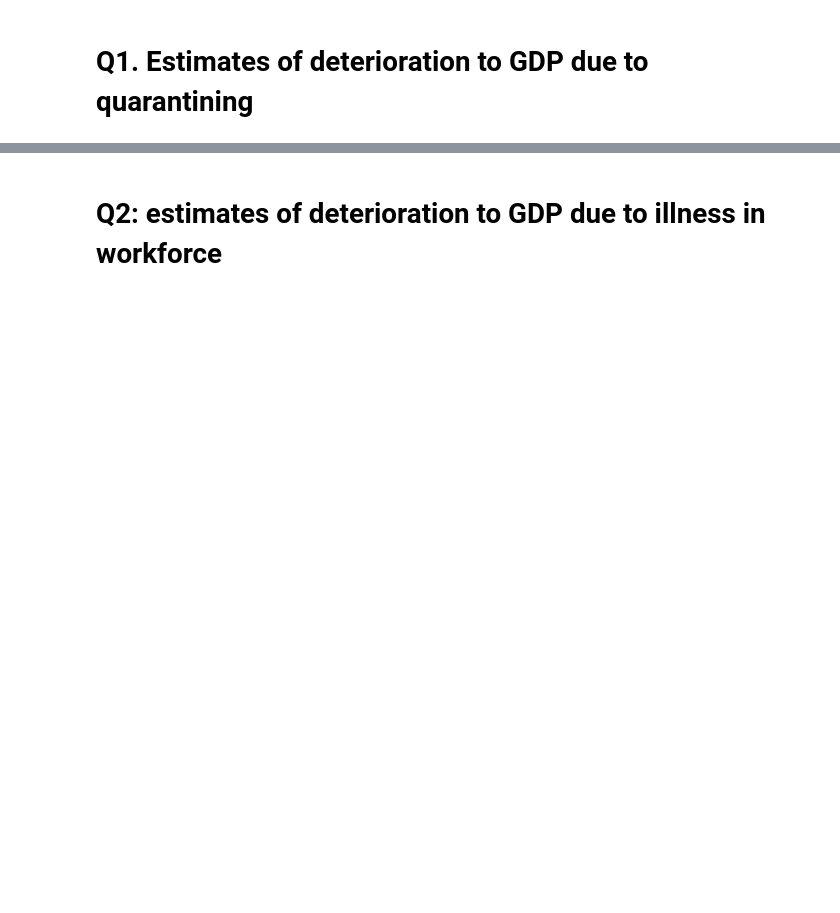
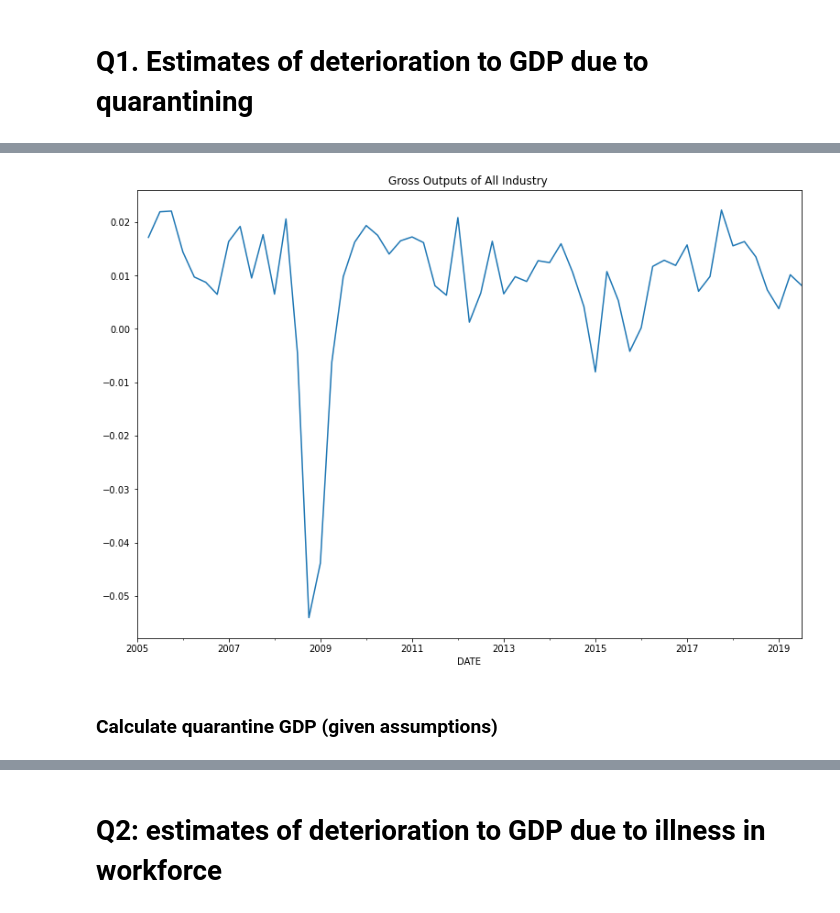
Before and after one commit to xcao38/covid19_analysis, a Jupyter notebook: covid19_eco_analysis.ipynb, the cells around one changed output, grey strips where cells are left out. Drawn from its saved outputs; the diff is of its cells as text; code cells hidden in the pictures; blank space fills up the shorter version.

```diff
--- a/covid19_eco_analysis.ipynb
+++ b/covid19_eco_analysis.ipynb
@@ -109,0 +116,4 @@ private_ind = ['GOAFH', 'GOM', 'GOU',
+# %%
+go_by_industry['DATE'] = pd.to_datetime(go_by_industry['DATE'])
+# %%
+go_by_industry['quarter'] = go_by_industry['DATE'].dt.quarter
@@ -208,0 +254,7 @@ gdp_due_to_quarantine(go_private_ind_1st_qt.loc[2019],2, GOAFH = -0.2, GOM = -0.
+# %%
+go_by_industry['GOAI'].pct_change().plot(figsize = (13,9))
+tl = plt.title("Gross Outputs of All Industry ")
+# %% [output]
+[figure, added]
+# %% [markdown]
+### Calculate quarantine GDP (given assumptions)
```
Also changed, not shown: parts of 43 cells of this notebook.
